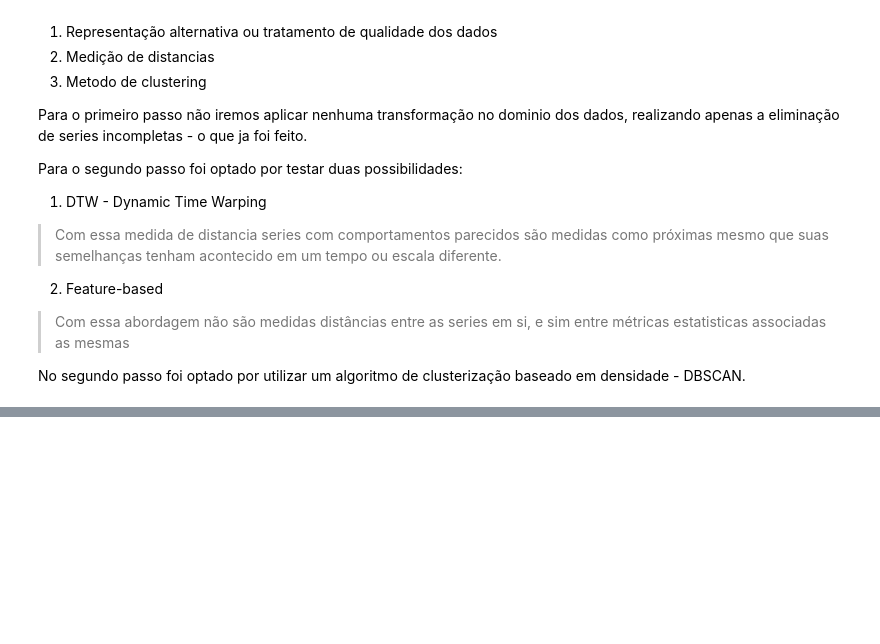
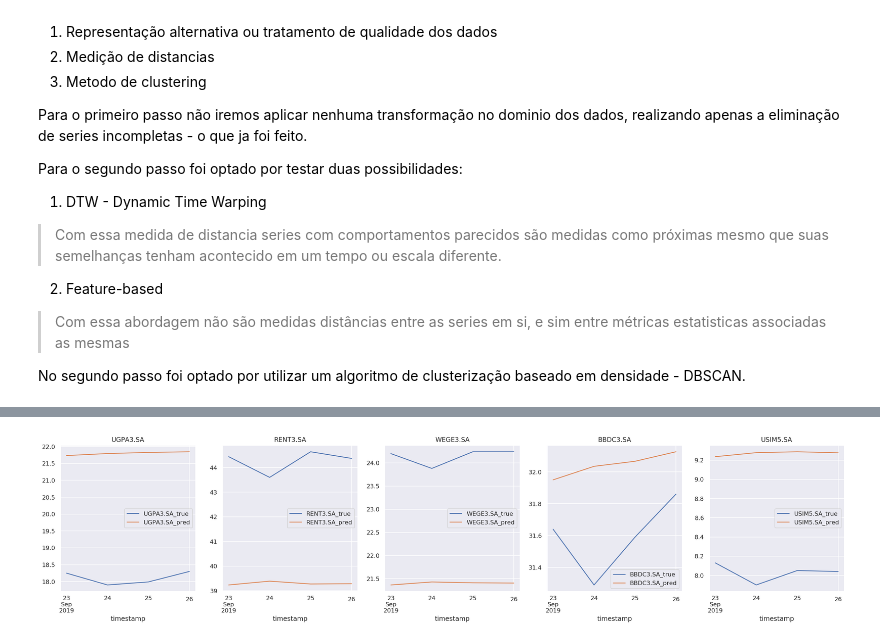
Before and after one commit to V-in/stock-forecasting, a Jupyter notebook: stock_forecasting.ipynb, the cells around one changed output, grey strips where cells are left out. Cells and saved outputs as stored; diff of their text form; code cells hidden in the pictures; blank space fills up the shorter version.

```diff
--- a/stock_forecasting.ipynb
+++ b/stock_forecasting.ipynb
@@ -408,0 +403,6 @@ forecast = p.predict(p.make_future_dataframe(periods=10)).tail()
+# %%
+model_path = Model.get_model_path('model.pkl')
+model = joblib.load(model_path)
+forecast = model.forecast(forecast_destination=pd.Timestamp(2019, 9, 26))[1]
+forecast.reset_index(inplace=True)
+forecast = forecast[forecast["timestamp"] > pd.Timestamp(2019, 9, 22)]
@@ -408,0 +411,3 @@ forecast = p.predict(p.make_future_dataframe(periods=10)).tail()
+# %%
+df_true = df[(df.timestamp > pd.Timestamp(2019,9,22)) & (df.timestamp < pd.Timestamp(2019,9,27))][["timestamp", "close", "ticker"]]
+df_pred = forecast.rename(columns={"_automl_target_col": "close"})[["timestamp", "close", "ticker"]]
@@ -408,0 +429,16 @@ forecast = p.predict(p.make_future_dataframe(periods=10)).tail()
+# %%
+fig, ax = plt.subplots(1,5, figsize=[26, 5])
+test_tickers = [ 'UGPA3.SA', 'RENT3.SA', 'WEGE3.SA', 'BBDC3.SA', 'USIM5.SA']
+
+for i in range(0, len(test_tickers)):
+    ax[i].set_title(test_tickers[i])
+    df_true[df_true["ticker"] == test_tickers[i]].plot(x="timestamp",
+                                                       y="close",
+                                                       ax=ax[i],
+                                                       label="{}_true".format(test_tickers[i]))
+    df_pred[df_pred["ticker"] == test_tickers[i]].plot(x="timestamp",
+                                                   y="close",
+                                                   ax=ax[i],
+                                                   label="{}_pred".format(test_tickers[i]))
+# %% [output]
+[figure, added]
```
Also changed, not shown: parts of 43 cells of this notebook, 5 other files.
